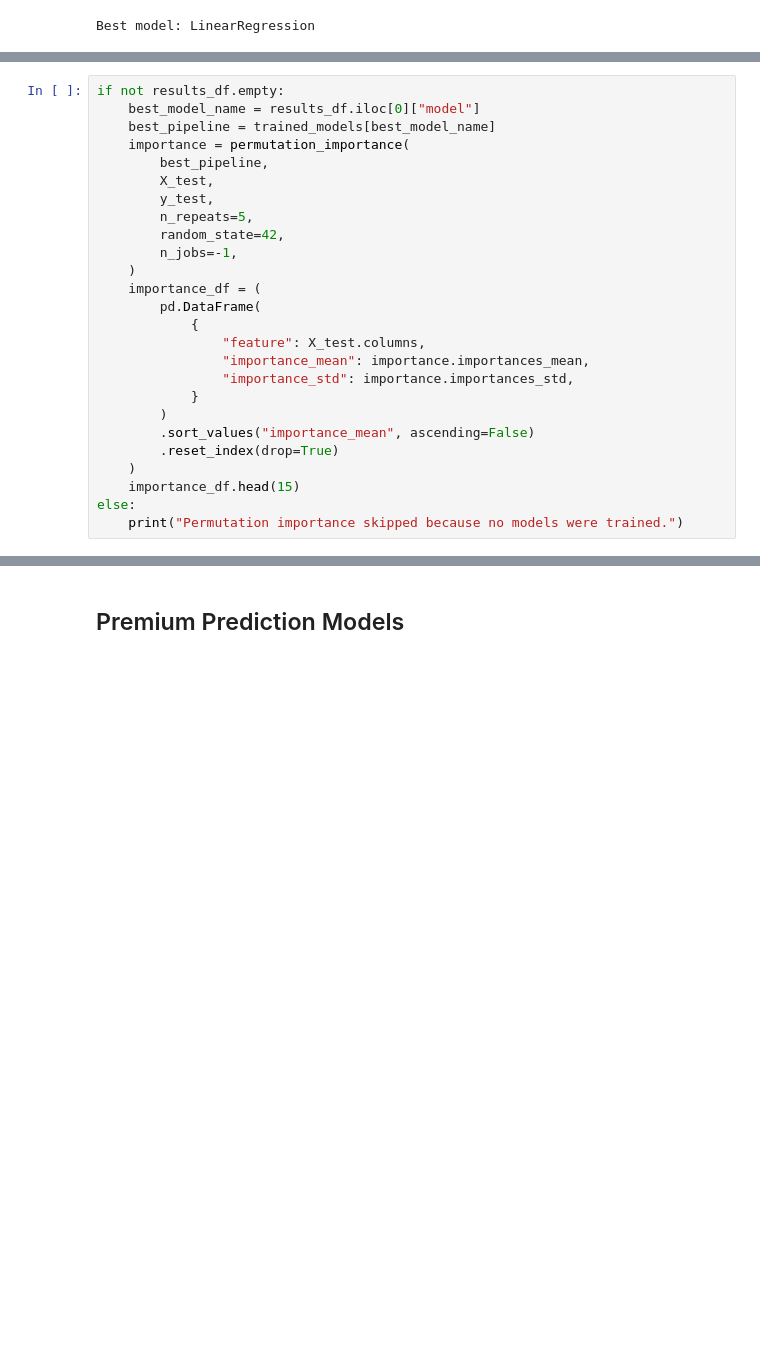
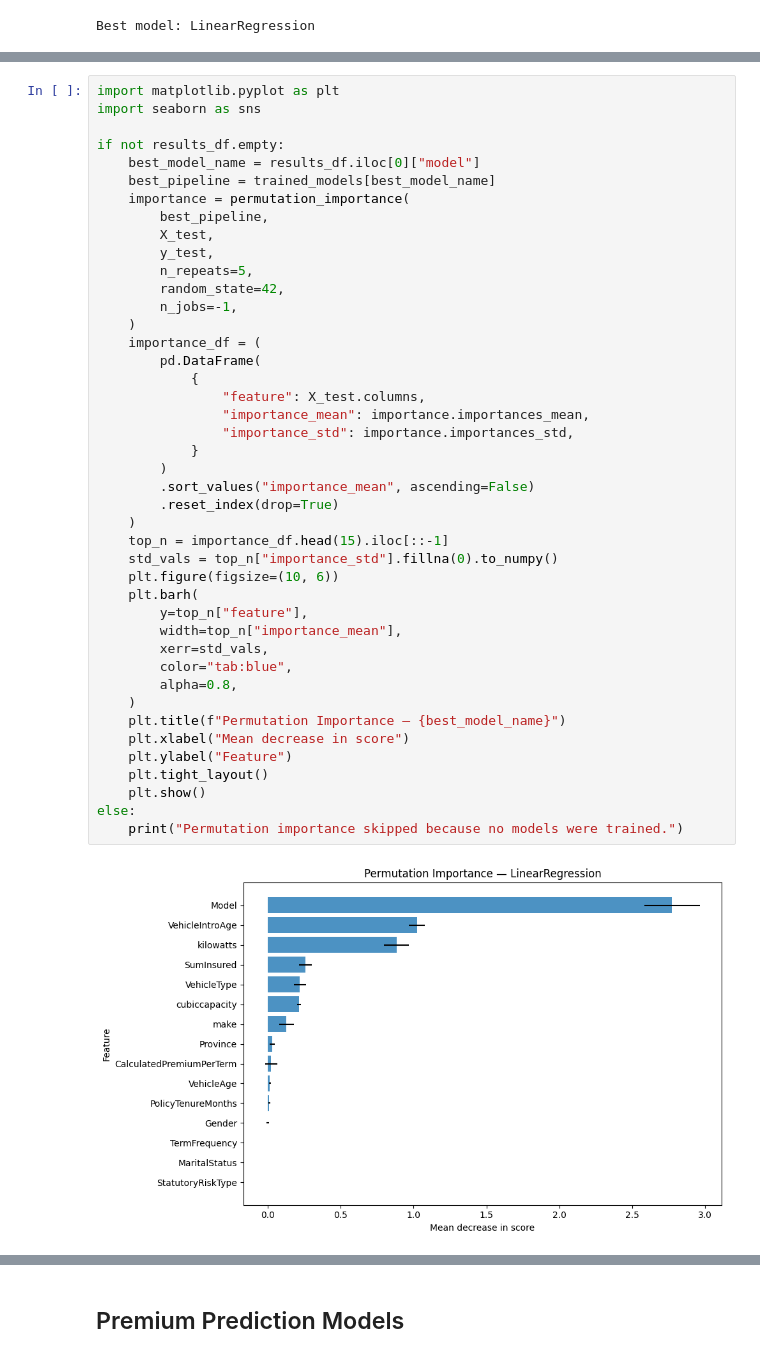
Before and after one commit to alemayehutseganew/Insurance-Risk-Analytics-And-Predictive-Modeling, a Jupyter notebook: notebooks/task4_modeling.ipynb, the cells around one changed output, grey strips where cells are left out. Drawn from its saved outputs; the diff is of its cells as text; blank space fills up the shorter version.

Commit message:
Finalize Task 4: Complete modeling, interpretation, and report generation

```diff
--- a/notebooks/task4_modeling.ipynb
+++ b/notebooks/task4_modeling.ipynb
@@ -115,26 +124,45 @@ Best model: LinearRegression
 # %%
+import matplotlib.pyplot as plt
+import seaborn as sns
+
 if not results_df.empty:
     best_model_name = results_df.iloc[0]["model"]
     best_pipeline = trained_models[best_model_name]
     importance = permutation_importance(
         best_pipeline,
         X_test,
         y_test,
         n_repeats=5,
         random_state=42,
         n_jobs=-1,
     )
     importance_df = (
         pd.DataFrame(
             {
                 "feature": X_test.columns,
                 "importance_mean": importance.importances_mean,
                 "importance_std": importance.importances_std,
             }
         )
         .sort_values("importance_mean", ascending=False)
         .reset_index(drop=True)
     )
-    importance_df.head(15)
+    top_n = importance_df.head(15).iloc[::-1]
+    std_vals = top_n["importance_std"].fillna(0).to_numpy()
+    plt.figure(figsize=(10, 6))
+    plt.barh(
+        y=top_n["feature"],
+        width=top_n["importance_mean"],
+        xerr=std_vals,
+        color="tab:blue",
+        alpha=0.8,
+    )
+    plt.title(f"Permutation Importance — {best_model_name}")
+    plt.xlabel("Mean decrease in score")
+    plt.ylabel("Feature")
+    plt.tight_layout()
+    plt.show()
 else:
     print("Permutation importance skipped because no models were trained.")
+# %% [output]
+[figure, added]
```
Also changed, not shown: parts of 7 cells of this notebook, 18 other files.
